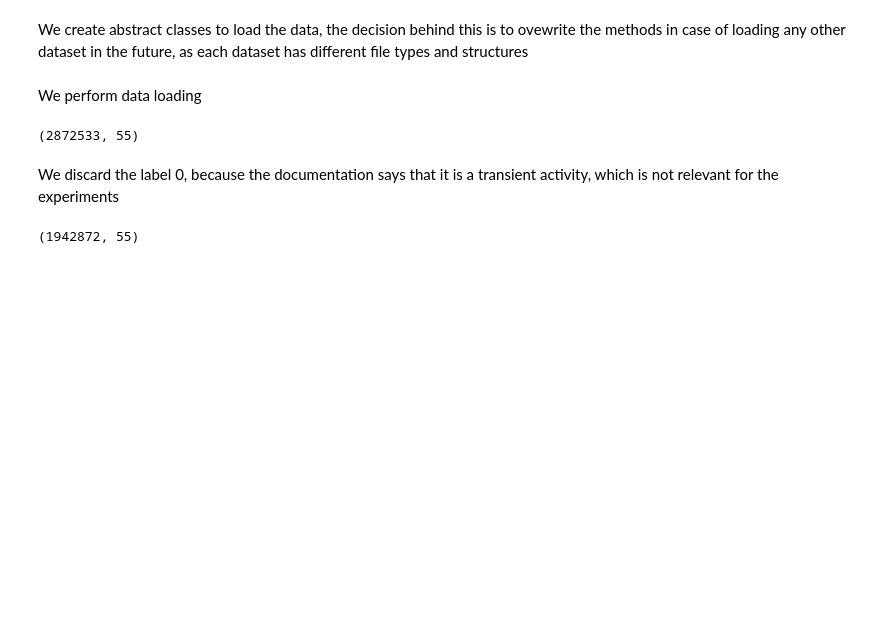
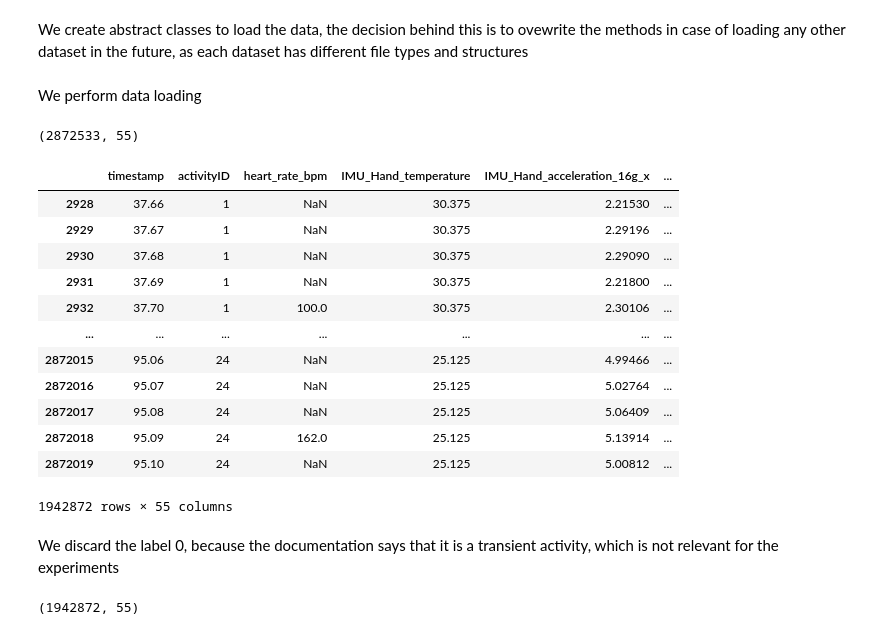
Before and after one commit to DavidPerez007/Project-HAR, a Jupyter notebook: EDA.ipynb, the cells around one changed output. Cells and saved outputs as stored; diff of their text form; code cells hidden in the pictures; blank space fills up the shorter version.

```diff
--- a/EDA.ipynb
+++ b/EDA.ipynb
@@ -122,6 +122,22 @@ pamap_data = data_loader_pamap.load_data()
 pamap_data.shape
 # %% [output]
 (2872533, 55)
+# %%
+pamap_data
+# %% [output]
+|  | timestamp | activityID | heart_rate_bpm | IMU_Hand_temperature | IMU_Hand_acceleration_16g_x | ... |
+| 2928 | 37.66 | 1 | NaN | 30.375 | 2.21530 | ... |
+| 2929 | 37.67 | 1 | NaN | 30.375 | 2.29196 | ... |
+| 2930 | 37.68 | 1 | NaN | 30.375 | 2.29090 | ... |
+| 2931 | 37.69 | 1 | NaN | 30.375 | 2.21800 | ... |
+| 2932 | 37.70 | 1 | 100.0 | 30.375 | 2.30106 | ... |
+| ... | ... | ... | ... | ... | ... | ... |
+| 2872015 | 95.06 | 24 | NaN | 25.125 | 4.99466 | ... |
+| 2872016 | 95.07 | 24 | NaN | 25.125 | 5.02764 | ... |
+| 2872017 | 95.08 | 24 | NaN | 25.125 | 5.06409 | ... |
+| 2872018 | 95.09 | 24 | 162.0 | 25.125 | 5.13914 | ... |
+| 2872019 | 95.10 | 24 | NaN | 25.125 | 5.00812 | ... |
+1942872 rows × 55 columns
 # %% [markdown]
 We discard the label 0, because the documentation says that it is a transient activity, which is not relevant for the experiments
 # %%
```
Also changed, not shown: parts of 4 cells of this notebook, 2 other files.
